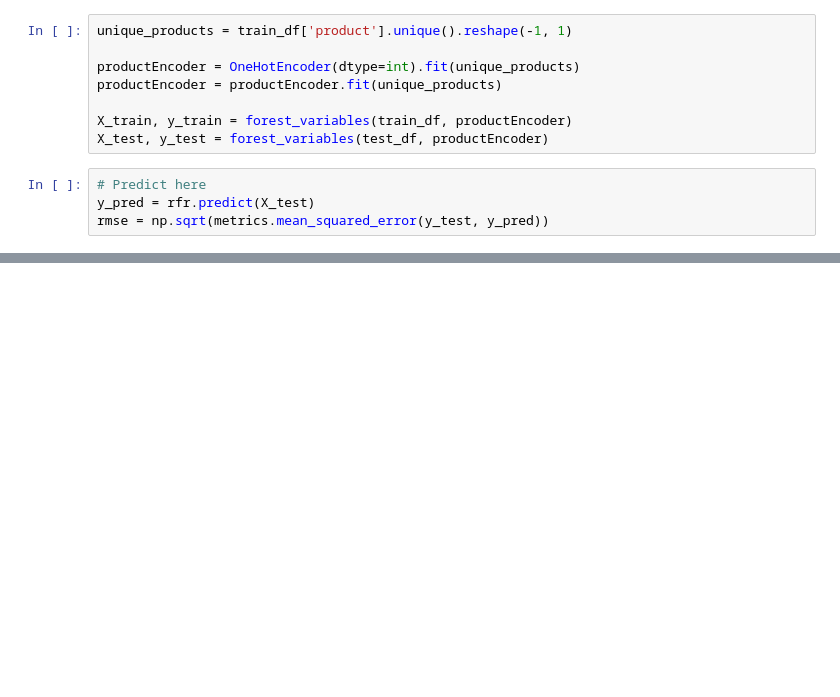
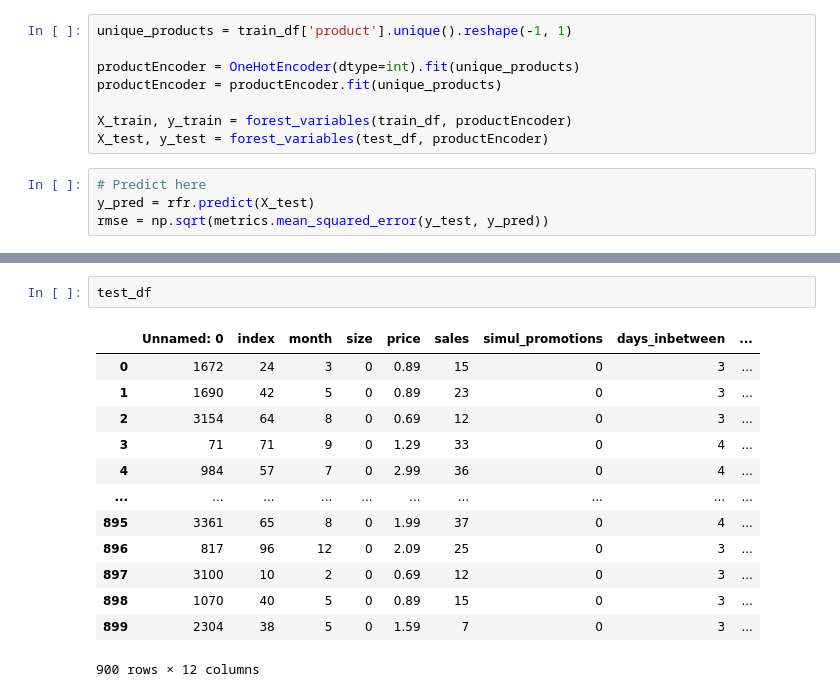
Before and after one commit to JiapengFan/JBG050-group-4, a Jupyter notebook: final_model_random_forest.ipynb, the cells around one changed output, grey strips where cells are left out. Saved outputs shown, nothing was run; the diff lists cells and outputs as text; blank space fills up the shorter version.

```diff
--- a/final_model_random_forest.ipynb
+++ b/final_model_random_forest.ipynb
@@ -48,0 +325,16 @@ rmse
+# %%
+test_df
+# %% [output]
+|  | Unnamed: 0 | index | month | size | price | sales | simul_promotions | days_inbetween | ... |
+| 0 | 1672 | 24 | 3 | 0 | 0.89 | 15 | 0 | 3 | ... |
+| 1 | 1690 | 42 | 5 | 0 | 0.89 | 23 | 0 | 3 | ... |
+| 2 | 3154 | 64 | 8 | 0 | 0.69 | 12 | 0 | 3 | ... |
+| 3 | 71 | 71 | 9 | 0 | 1.29 | 33 | 0 | 4 | ... |
+| 4 | 984 | 57 | 7 | 0 | 2.99 | 36 | 0 | 4 | ... |
+| ... | ... | ... | ... | ... | ... | ... | ... | ... | ... |
+| 895 | 3361 | 65 | 8 | 0 | 1.99 | 37 | 0 | 4 | ... |
+| 896 | 817 | 96 | 12 | 0 | 2.09 | 25 | 0 | 3 | ... |
+| 897 | 3100 | 10 | 2 | 0 | 0.69 | 12 | 0 | 3 | ... |
+| 898 | 1070 | 40 | 5 | 0 | 0.89 | 15 | 0 | 3 | ... |
+| 899 | 2304 | 38 | 5 | 0 | 1.59 | 7 | 0 | 3 | ... |
+900 rows × 12 columns
```
Also changed, not shown: parts of 33 cells of this notebook, 1 other file.
